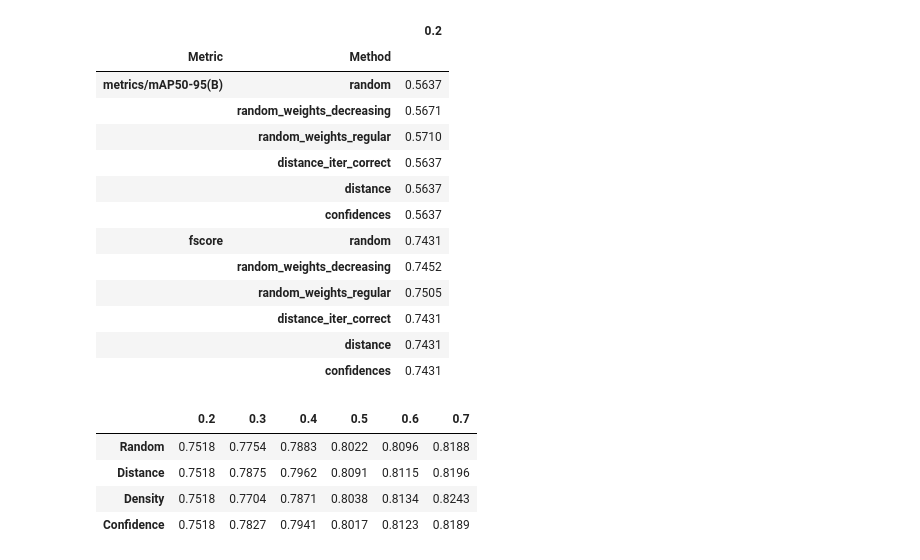
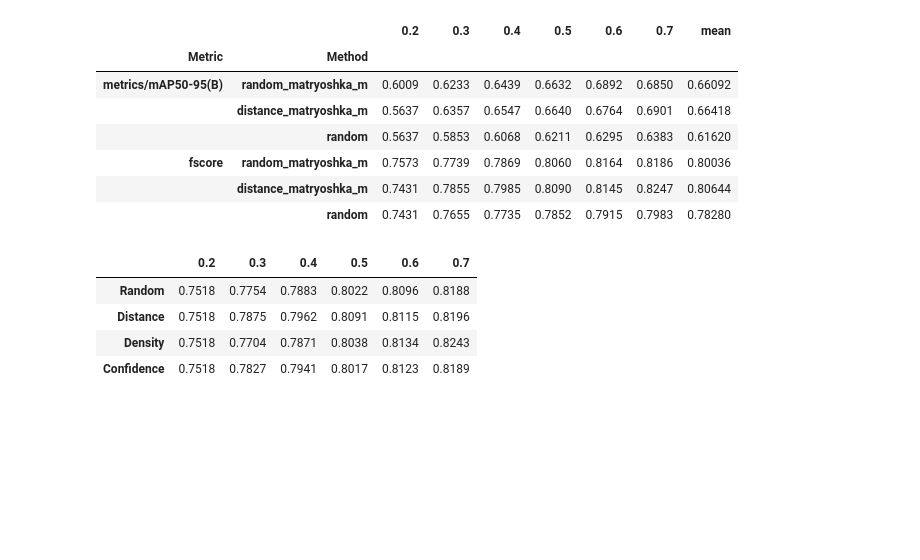
Before and after one commit to setupishe/AL_roialign, a Jupyter notebook: show_metrics_matryoshka.ipynb, the cells around one changed output. Cells and saved outputs as stored; diff of their text form; code cells hidden in the pictures; blank space fills up the shorter version.

```diff
--- a/show_metrics_matryoshka.ipynb
+++ b/show_metrics_matryoshka.ipynb
@@ -224,20 +268,19 @@ plt.legend()
 # %%
-get_metrics_dataframe(methods, base_path, fractions, ["metrics/mAP50-95(B)", "fscore"])
+df = get_metrics_dataframe(
+    methods, base_path, fractions, ["metrics/mAP50-95(B)", "fscore"]
+)
+df["mean"] = df[["0.3", "0.4", "0.5", "0.6", "0.7"]].mean(axis=1)
-# %% [output]
-|  |  | 0.2 |
-| Metric | Method |  |
-| metrics/mAP50-95(B) | random | 0.5637 |
-|  | random_weights_decreasing | 0.5671 |
-|  | random_weights_regular | 0.5710 |
-|  | distance_iter_correct | 0.5637 |
-|  | distance | 0.5637 |
-|  | confidences | 0.5637 |
-| fscore | random | 0.7431 |
-|  | random_weights_decreasing | 0.7452 |
-|  | random_weights_regular | 0.7505 |
-|  | distance_iter_correct | 0.7431 |
-|  | distance | 0.7431 |
-|  | confidences | 0.7431 |
+# %%
+df
+# %% [output]
+|  |  | 0.2 | 0.3 | 0.4 | 0.5 | 0.6 | 0.7 | mean |
+| Metric | Method |  |  |  |  |  |  |  |
+| metrics/mAP50-95(B) | random_matryoshka_m | 0.6009 | 0.6233 | 0.6439 | 0.6632 | 0.6892 | 0.6850 | 0.66092 |
+|  | distance_matryoshka_m | 0.5637 | 0.6357 | 0.6547 | 0.6640 | 0.6764 | 0.6901 | 0.66418 |
+|  | random | 0.5637 | 0.5853 | 0.6068 | 0.6211 | 0.6295 | 0.6383 | 0.61620 |
+| fscore | random_matryoshka_m | 0.7573 | 0.7739 | 0.7869 | 0.8060 | 0.8164 | 0.8186 | 0.80036 |
+|  | distance_matryoshka_m | 0.7431 | 0.7855 | 0.7985 | 0.8090 | 0.8145 | 0.8247 | 0.80644 |
+|  | random | 0.7431 | 0.7655 | 0.7735 | 0.7852 | 0.7915 | 0.7983 | 0.78280 |
 # %%
 import pandas as pd
 
```
Also changed, not shown: parts of 3 cells of this notebook.
